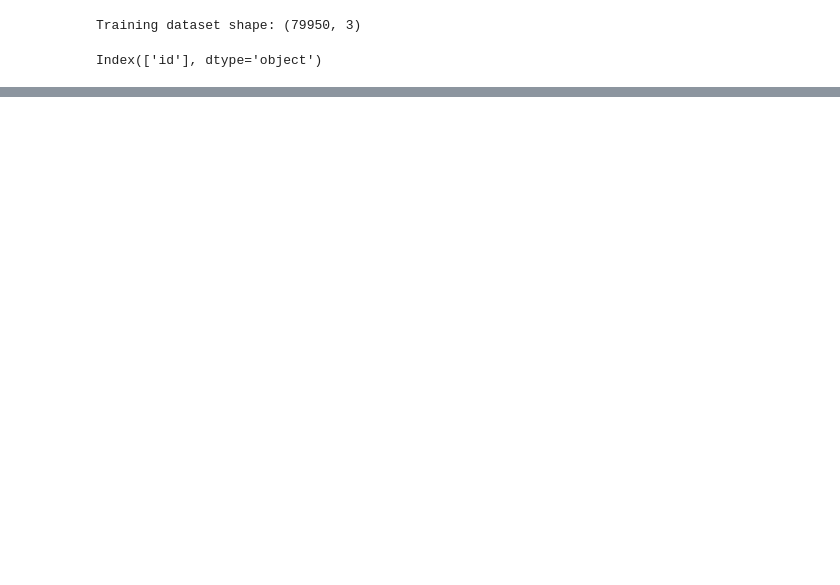
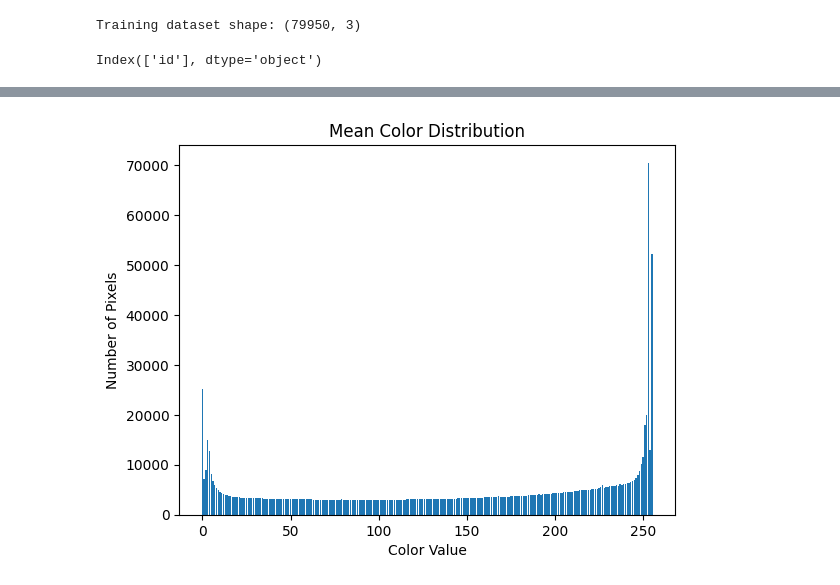
Before and after one commit to keelinarseneault/ML-Engineering, a Jupyter notebook: Capstone_EDA.ipynb, the cells around one changed output, grey strips where cells are left out. Saved outputs shown, nothing was run; the diff lists cells and outputs as text; code cells hidden in the pictures; blank space fills up the shorter version.

```diff
--- a/Capstone_EDA.ipynb
+++ b/Capstone_EDA.ipynb
@@ -58,0 +120,12 @@ print(test.shape)
+# %%
+# Calculate the mean color distribution across all images
+mean_color_distribution = np.mean(color_distributions, axis=0)
+
+# Plot a bar chart of the mean color distribution
+plt.bar(np.arange(256), mean_color_distribution)
+plt.title("Mean Color Distribution")
+plt.xlabel("Color Value")
+plt.ylabel("Number of Pixels")
+plt.show()
+# %% [output]
+[figure, added]
```
Also changed, not shown: parts of 17 cells of this notebook.
